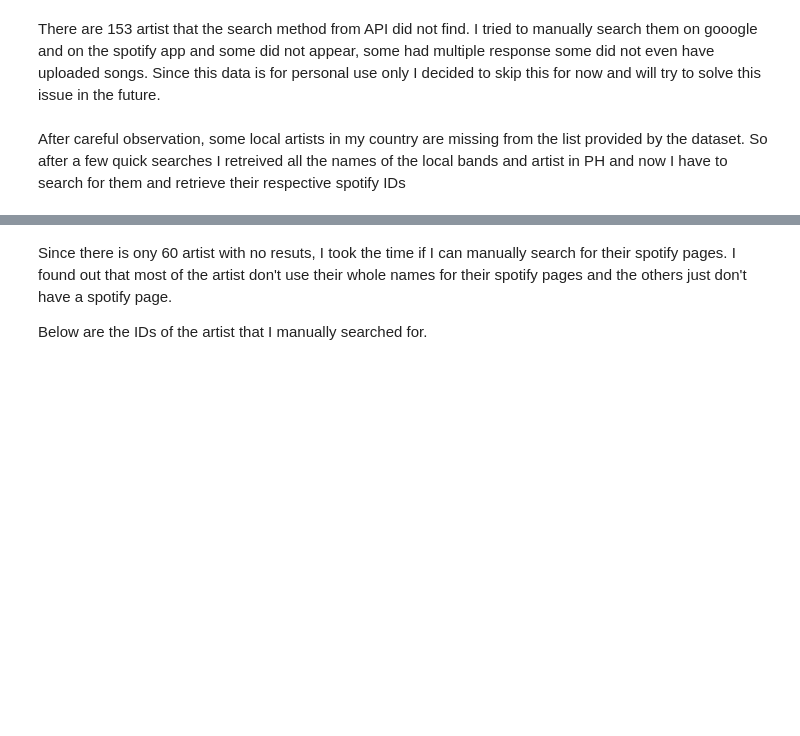
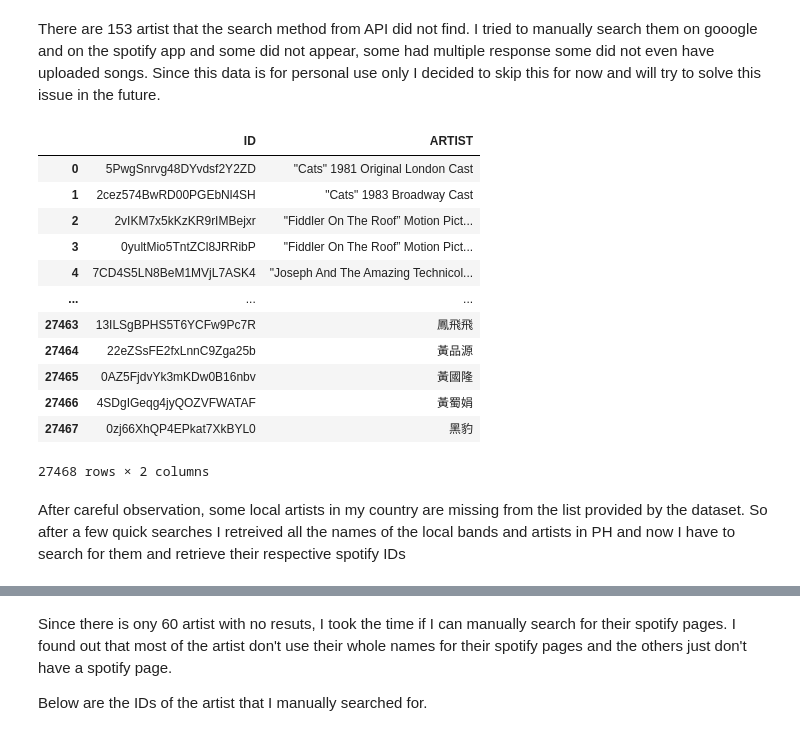
Before and after one commit to EVeend/Spotify-Tracks-Dataset-Builder, a Jupyter notebook: spotify_track_retriever.ipynb, the cells around one changed output, grey strips where cells are left out. Saved outputs shown, nothing was run; the diff lists cells and outputs as text; code cells hidden in the pictures; blank space fills up the shorter version.

```diff
--- a/spotify_track_retriever.ipynb
+++ b/spotify_track_retriever.ipynb
@@ -67,5 +78,23 @@ search_result
+# %%
+artist_id_df = pd.read_csv('artist_id.csv')
+artist_id_df
+# %% [output]
+|  | ID | ARTIST |
+| 0 | 5PwgSnrvg48DYvdsf2Y2ZD | "Cats" 1981 Original London Cast |
+| 1 | 2cez574BwRD00PGEbNl4SH | "Cats" 1983 Broadway Cast |
+| 2 | 2vIKM7x5kKzKR9rIMBejxr | "Fiddler On The Roof” Motion Pict... |
+| 3 | 0yultMio5TntZCl8JRRibP | "Fiddler On The Roof” Motion Pict... |
+| 4 | 7CD4S5LN8BeM1MVjL7ASK4 | "Joseph And The Amazing Technicol... |
+| ... | ... | ... |
+| 27463 | 13ILSgBPHS5T6YCFw9Pc7R | 鳳飛飛 |
+| 27464 | 22eZSsFE2fxLnnC9Zga25b | 黃品源 |
+| 27465 | 0AZ5FjdvYk3mKDw0B16nbv | 黃國隆 |
+| 27466 | 4SDgIGeqg4jyQOZVFWATAF | 黃蜀娟 |
+| 27467 | 0zj66XhQP4EPkat7XkBYL0 | 黑豹 |
+27468 rows × 2 columns
 # %% [markdown]
-After careful observation, some local artists in my country are missing from the list provided by the dataset. So after a few quick searches I retreived all the names of the local bands and artist in PH and now I have to search for them and retrieve their respective spotify IDs
+After careful observation, some local artists in my country are missing from the list provided by the dataset. So after a few quick searches I retreived all the names of the local bands and artists
+ in PH and now I have to search for them and retrieve their respective spotify IDs
 # %%
 local_bands = open("songs_dataset/local_bands.txt", encoding='utf-8').read().split("\n")
 # local_bands
```
Also changed, not shown: parts of 29 cells of this notebook.
